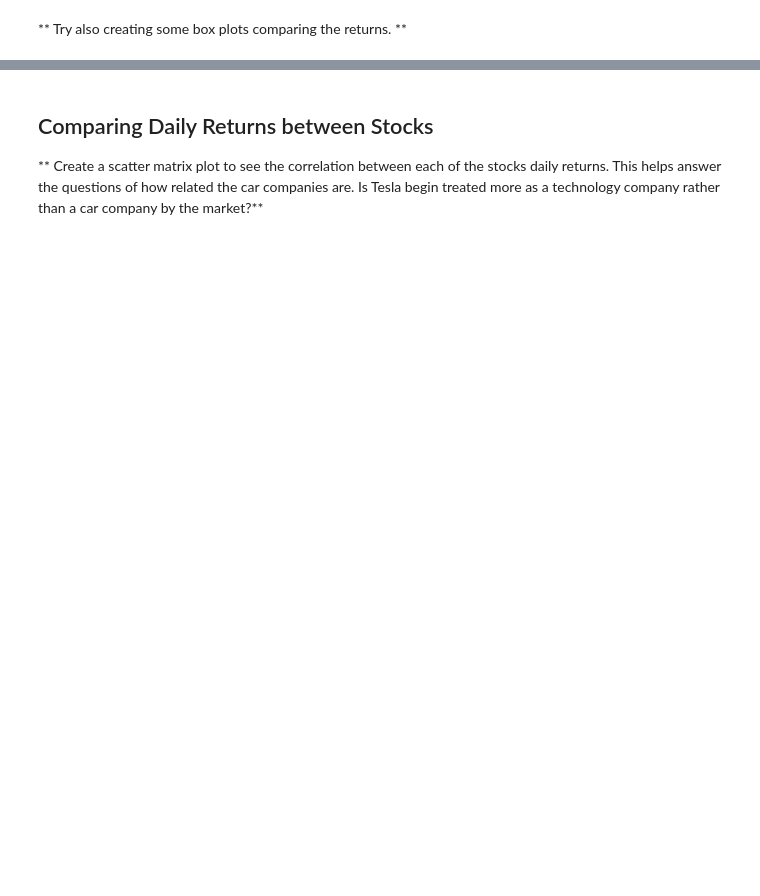
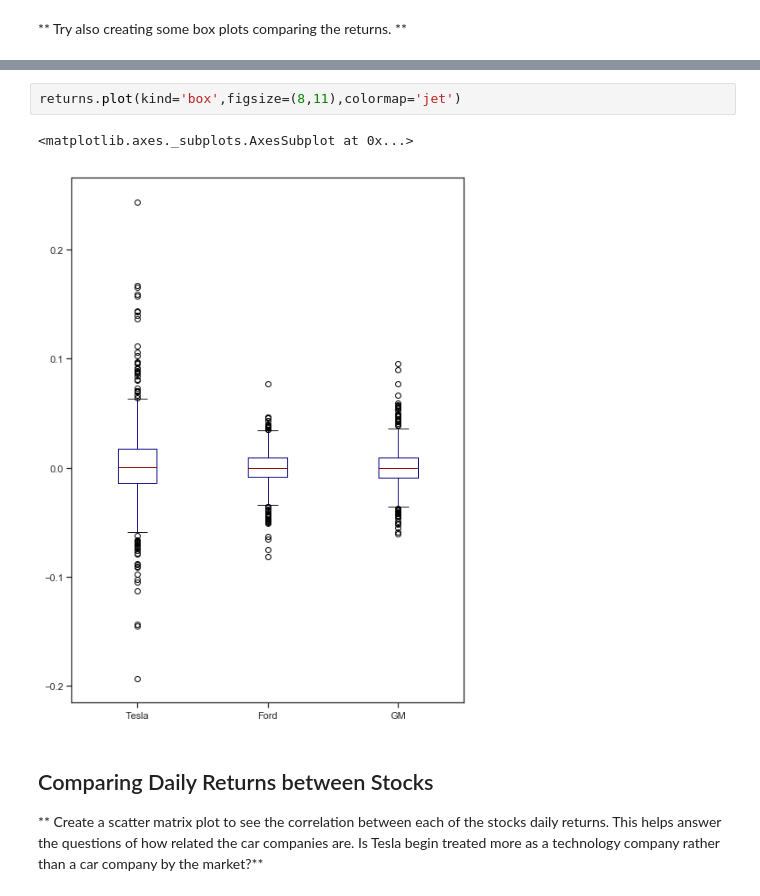
Before and after one commit to 0xkaitensushi/Basic-Stock-Market-Analysis-Project, a Jupyter notebook: Stock Market Analysis Project.ipynb, the cells around one changed output, grey strips where cells are left out. Drawn from its saved outputs; the diff is of its cells as text; blank space fills up the shorter version.

```diff
--- a/Stock Market Analysis Project.ipynb
+++ b/Stock Market Analysis Project.ipynb
@@ -260,3 +217,8 @@ This defines r_t (return at time t) as equal to the price at time t divided by t
+# %%
+returns.plot(kind='box',figsize=(8,11),colormap='jet')
+# %% [output]
+<matplotlib.axes._subplots.AxesSubplot at 0x...>
+[figure, added]
 # %% [markdown]
 ## Comparing Daily Returns between Stocks
 
```
Also changed, not shown: parts of 31 cells of this notebook.
